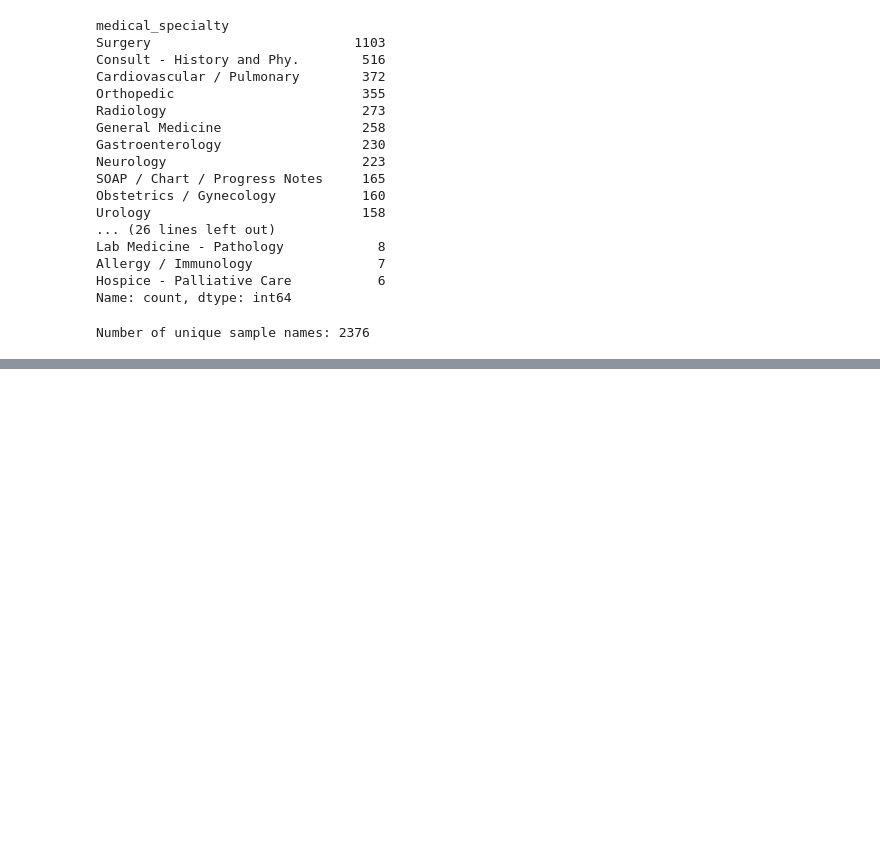
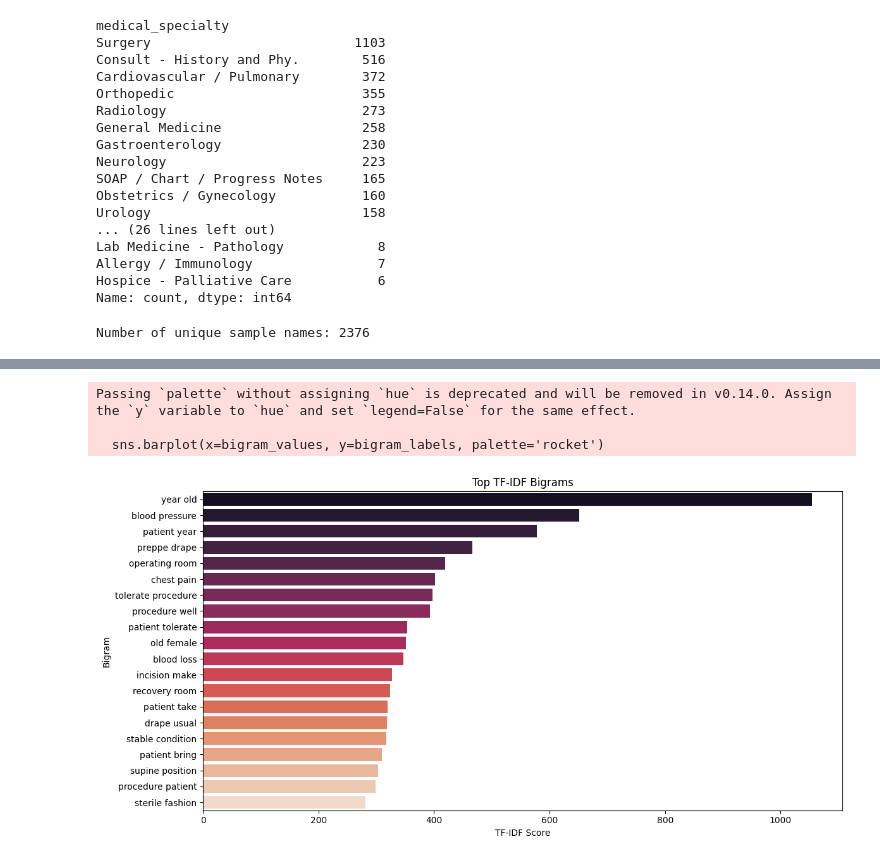
Before and after one commit to HinalBhagatLTI/Medical-Analysis-V1, a Jupyter notebook: notebook/medical_unstructured_data_preprocessing.ipynb, the cells around one changed output, grey strips where cells are left out. Cells and saved outputs as stored; diff of their text form; code cells hidden in the pictures; blank space fills up the shorter version.

```diff
--- a/notebook/medical_unstructured_data_preprocessing.ipynb
+++ b/notebook/medical_unstructured_data_preprocessing.ipynb
@@ -181,0 +206,23 @@ Number of unique sample names: 2376
+# %%
+#Top TF-IDF Bigrams
+bigram_vectorizer = TfidfVectorizer(max_features=20, ngram_range=(2, 2))
+X_bigram = bigram_vectorizer.fit_transform(df['nlp_text'])
+bigram_scores = X_bigram.sum(axis=0).A1
+bigram_features = bigram_vectorizer.get_feature_names_out()
+
+sorted_indices = bigram_scores.argsort()[::-1]
+top_bigrams = [(bigram_features[i], bigram_scores[i]) for i in sorted_indices]
+
+bigram_labels, bigram_values = zip(*top_bigrams)
+plt.figure(figsize=(12, 6))
+sns.barplot(x=bigram_values, y=bigram_labels, palette='rocket')
+plt.title('Top TF-IDF Bigrams')
+plt.xlabel('TF-IDF Score')
+plt.ylabel('Bigram')
+plt.tight_layout()
+plt.show()
+# %% [output]
+Passing `palette` without assigning `hue` is deprecated and will be removed in v0.14.0. Assign the `y` variable to `hue` and set `legend=False` for the same effect.
+
+  sns.barplot(x=bigram_values, y=bigram_labels, palette='rocket')
+[figure, added]
```
Also changed, not shown: parts of 4 cells of this notebook, 3 other files.
